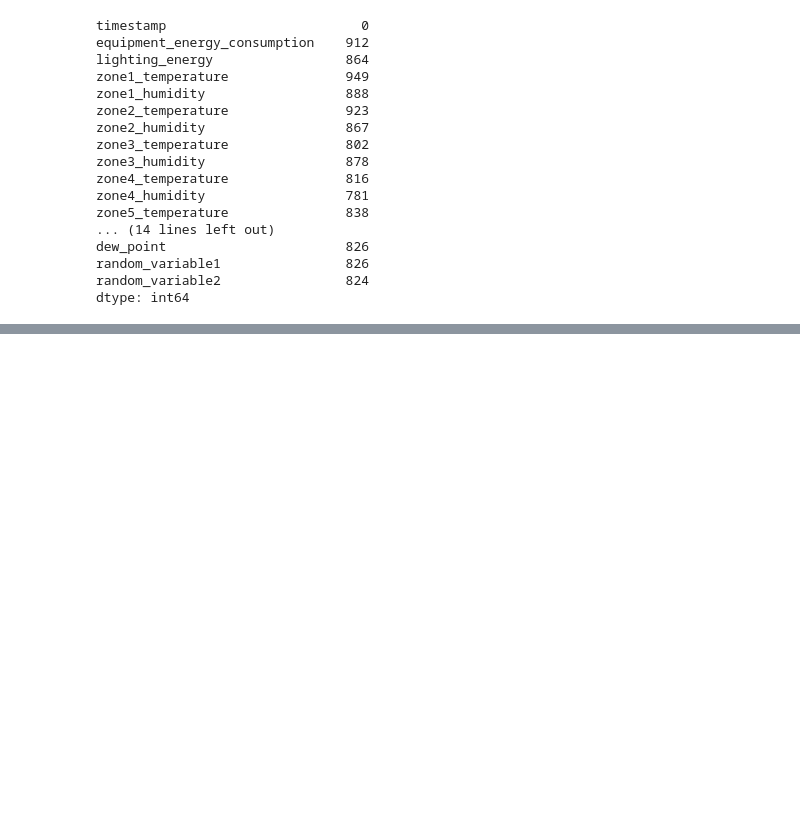
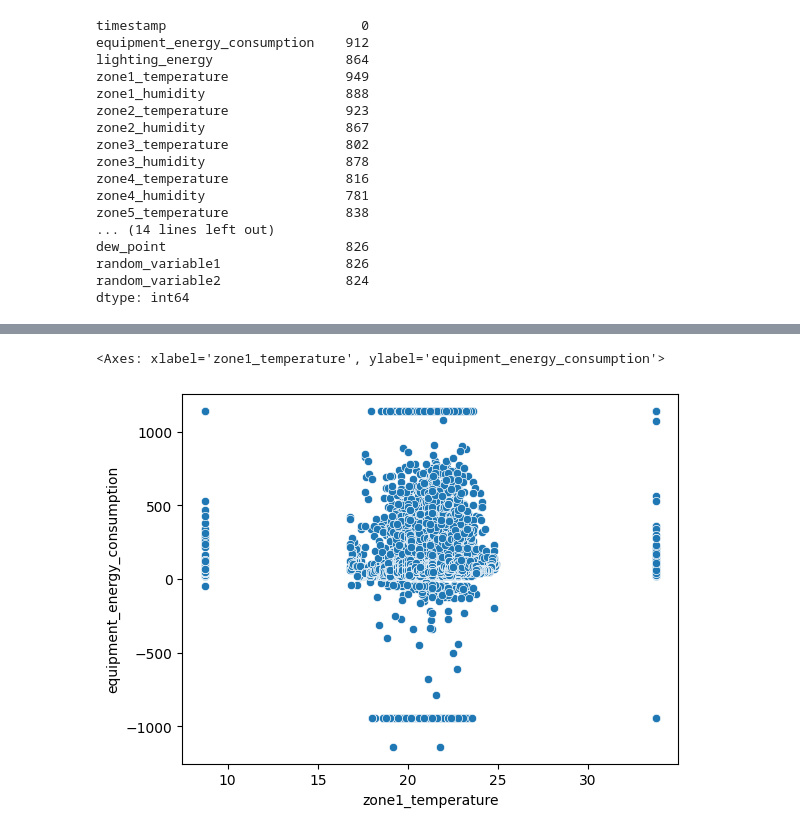
Before and after one commit to Nishita76/DS-Intern-Assignment-Nishita, a Jupyter notebook: notebook.ipynb, the cells around one changed output, grey strips where cells are left out. Saved outputs shown, nothing was run; the diff lists cells and outputs as text; code cells hidden in the pictures; blank space fills up the shorter version.

```diff
--- a/notebook.ipynb
+++ b/notebook.ipynb
@@ -86,0 +142,5 @@ dtype: int64
+# %%
+sns.scatterplot(x='zone1_temperature', y='equipment_energy_consumption', data=df)
+# %% [output]
+<Axes: xlabel='zone1_temperature', ylabel='equipment_energy_consumption'>
+[figure, added]
```
Also changed, not shown: parts of 10 cells of this notebook.
